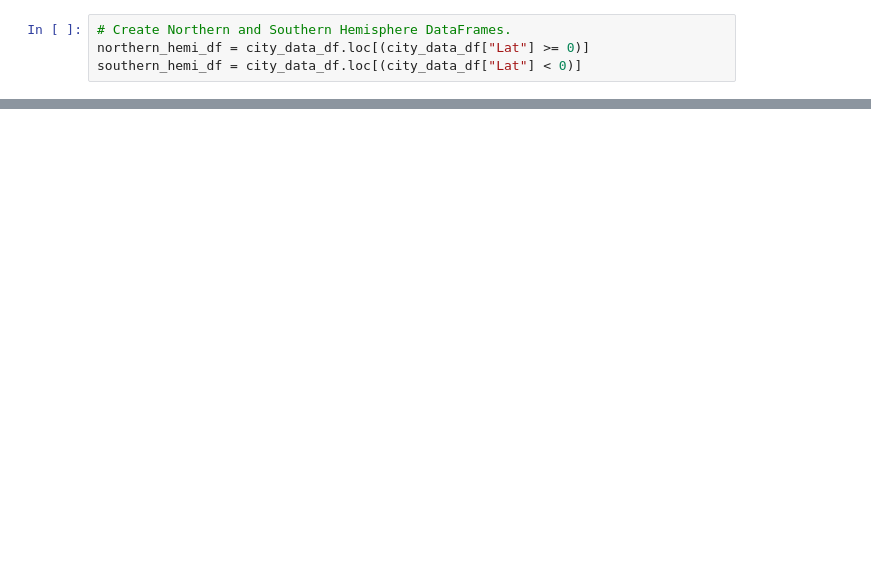
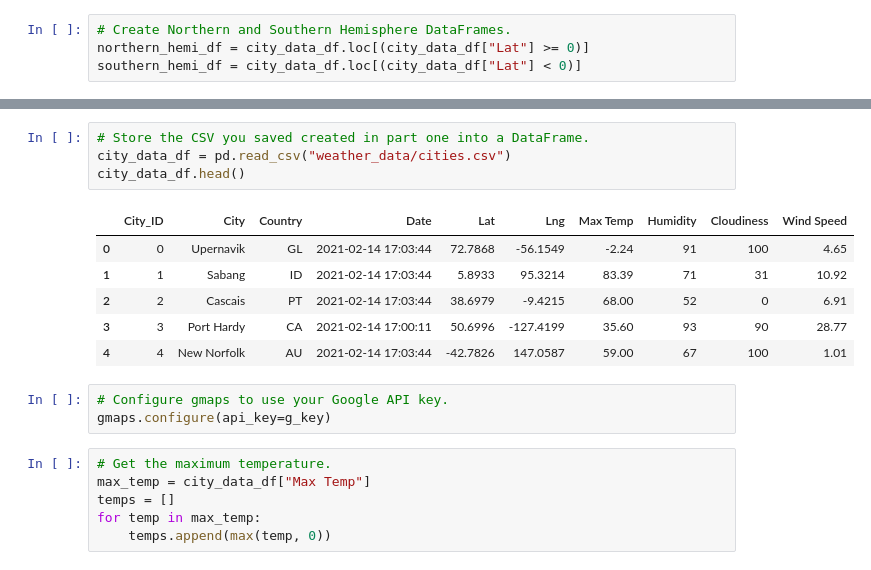
Before and after one commit to andeevosters/World_Weather_Analysis, a Jupyter notebook: WeatherPy.ipynb, the cells around one changed output, grey strips where cells are left out. Drawn from its saved outputs; the diff is of its cells as text; blank space fills up the shorter version.

```diff
--- a/WeatherPy.ipynb
+++ b/WeatherPy.ipynb
@@ -392,0 +397,20 @@ plot_linear_regression(x_values, y_values,
+# %%
+# Store the CSV you saved created in part one into a DataFrame.
+city_data_df = pd.read_csv("weather_data/cities.csv")
+city_data_df.head()
+# %% [output]
+|  | City_ID | City | Country | Date | Lat | Lng | Max Temp | Humidity | Cloudiness | Wind Speed |
+| 0 | 0 | Upernavik | GL | 2021-02-14 17:03:44 | 72.7868 | -56.1549 | -2.24 | 91 | 100 | 4.65 |
+| 1 | 1 | Sabang | ID | 2021-02-14 17:03:44 | 5.8933 | 95.3214 | 83.39 | 71 | 31 | 10.92 |
+| 2 | 2 | Cascais | PT | 2021-02-14 17:03:44 | 38.6979 | -9.4215 | 68.00 | 52 | 0 | 6.91 |
+| 3 | 3 | Port Hardy | CA | 2021-02-14 17:00:11 | 50.6996 | -127.4199 | 35.60 | 93 | 90 | 28.77 |
+| 4 | 4 | New Norfolk | AU | 2021-02-14 17:03:44 | -42.7826 | 147.0587 | 59.00 | 67 | 100 | 1.01 |
+# %%
+# Configure gmaps to use your Google API key.
+gmaps.configure(api_key=g_key)
+# %%
+# Get the maximum temperature.
+max_temp = city_data_df["Max Temp"]
+temps = []
+for temp in max_temp:
+    temps.append(max(temp, 0))
```
Also changed, not shown: parts of 30 cells of this notebook, 6 other files.
